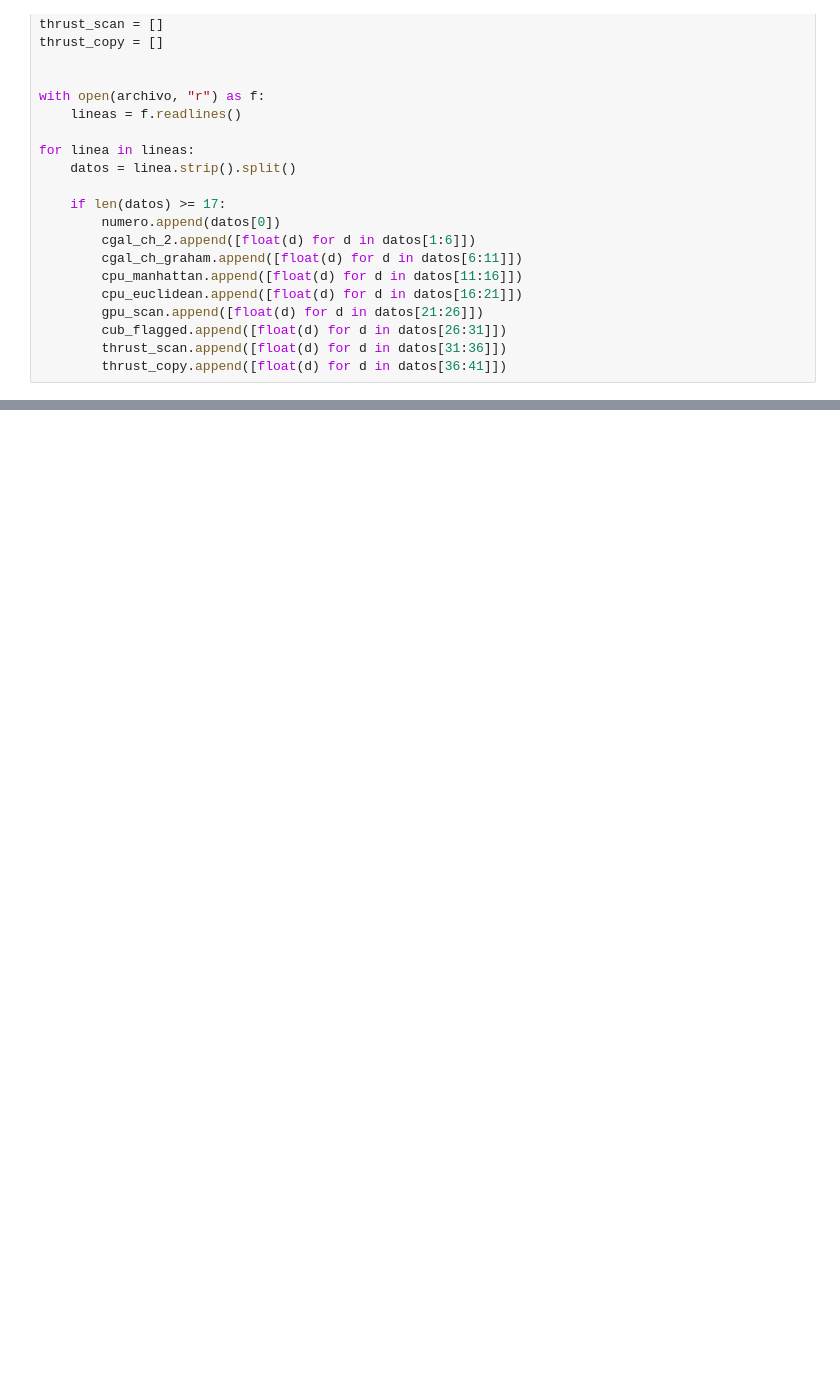
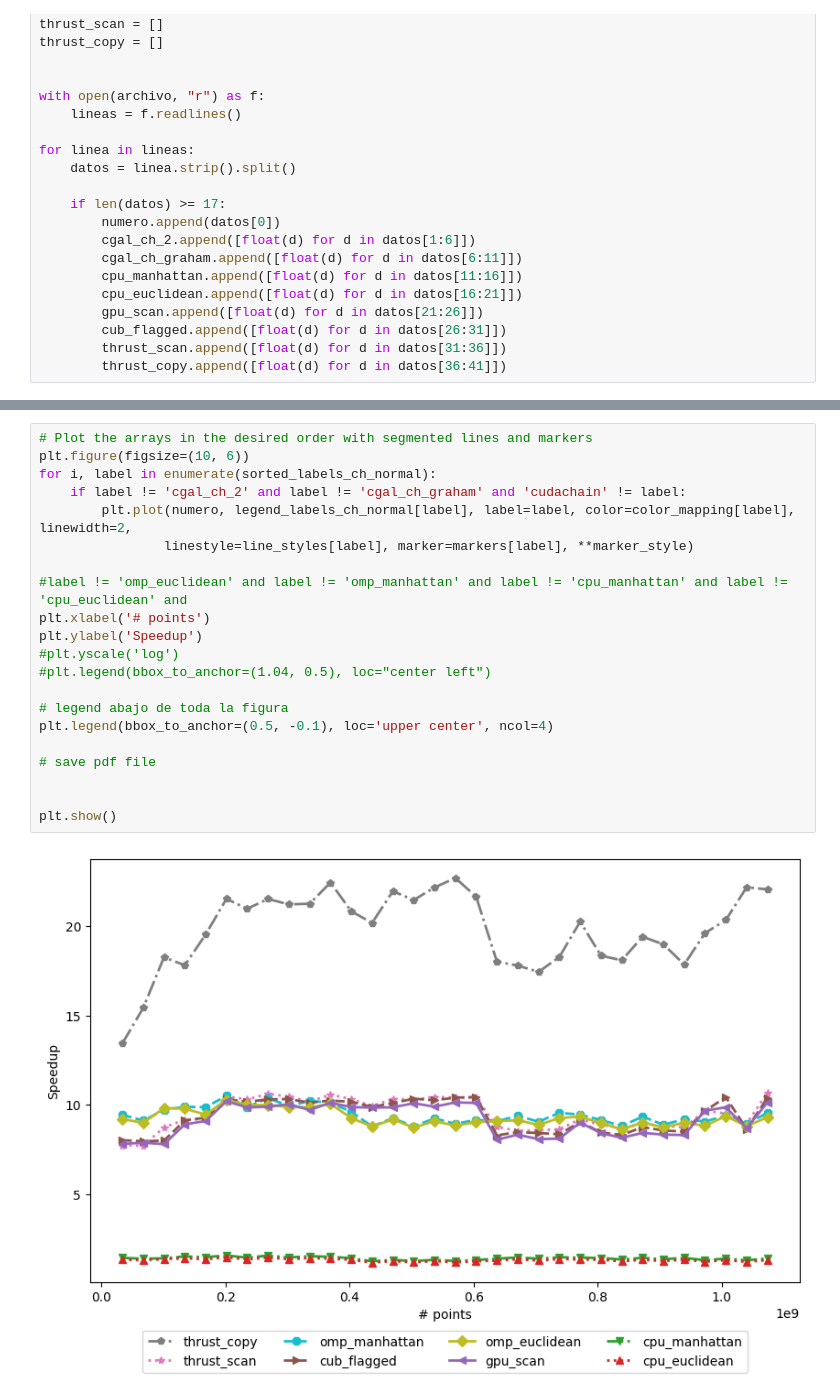
Before and after one commit to rcarrascoc/GPU-2D-Convex_Hull_Filter, a Jupyter notebook: plots/experiments.ipynb, the cells around one changed output, grey strips where cells are left out. Drawn from its saved outputs; the diff is of its cells as text; blank space fills up the shorter version.

```diff
--- a/plots/experiments.ipynb
+++ b/plots/experiments.ipynb
@@ -368,0 +370,23 @@ plt.show()
+# %%
+# Plot the arrays in the desired order with segmented lines and markers
+plt.figure(figsize=(10, 6))
+for i, label in enumerate(sorted_labels_ch_normal):
+    if label != 'cgal_ch_2' and label != 'cgal_ch_graham' and 'cudachain' != label:
+        plt.plot(numero, legend_labels_ch_normal[label], label=label, color=color_mapping[label], linewidth=2,
+                linestyle=line_styles[label], marker=markers[label], **marker_style)
+
+#label != 'omp_euclidean' and label != 'omp_manhattan' and label != 'cpu_manhattan' and label != 'cpu_euclidean' and
+plt.xlabel('# points')
+plt.ylabel('Speedup')
+#plt.yscale('log')
+#plt.legend(bbox_to_anchor=(1.04, 0.5), loc="center left")
+
+# legend abajo de toda la figura
+plt.legend(bbox_to_anchor=(0.5, -0.1), loc='upper center', ncol=4)
+
+# save pdf file
+
+
+plt.show()
+# %% [output]
+[figure, added]
```
Also changed, not shown: parts of 41 cells of this notebook, 4 other files.
